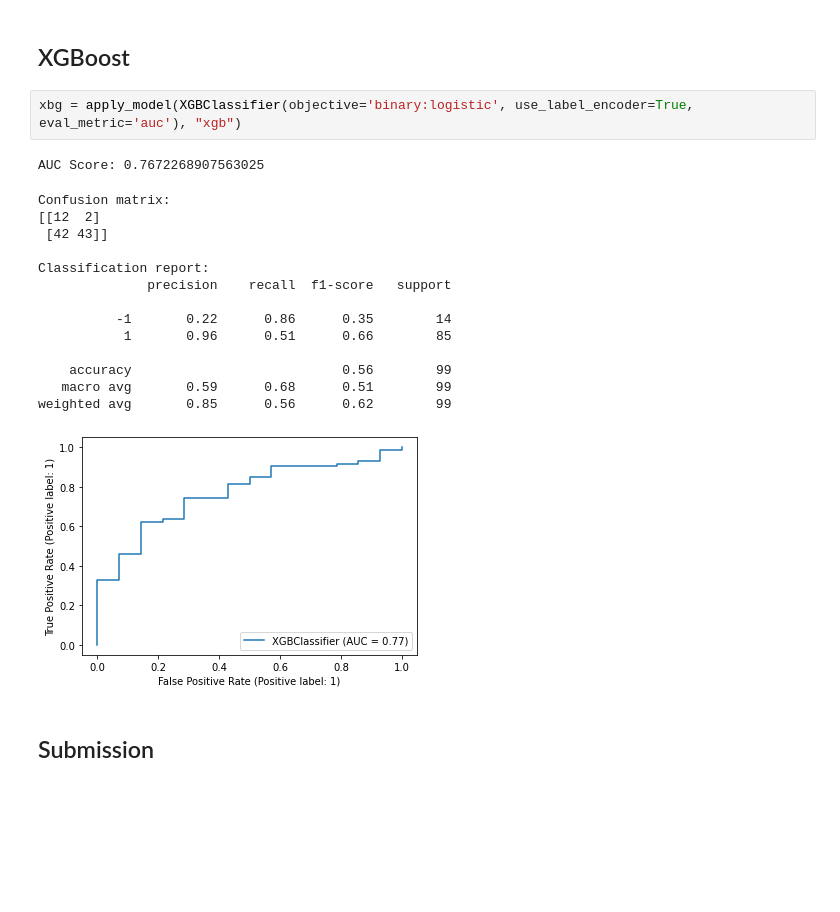
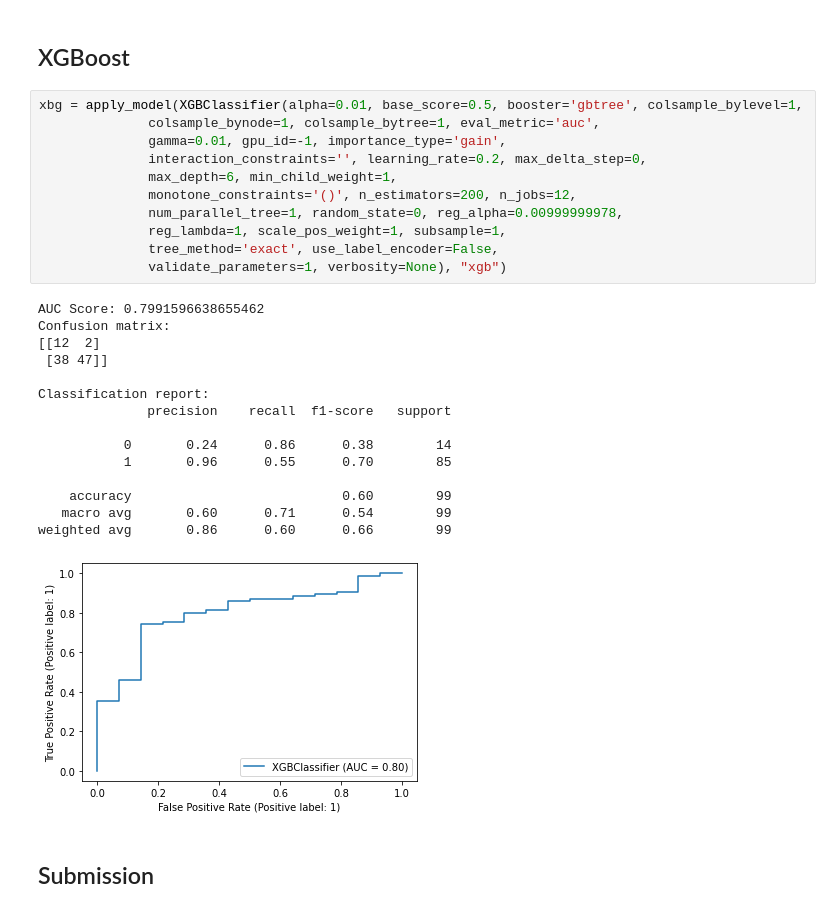
Before and after one commit to Ca-moes/AC, a Jupyter notebook: model.ipynb, the cells around one changed output. Cells and saved outputs as stored; diff of their text form; blank space fills up the shorter version.

```diff
--- a/model.ipynb
+++ b/model.ipynb
@@ -203,23 +200,32 @@ weighted avg       0.84      0.61      0.67        99
 # %% [markdown]
 ## XGBoost
 # %%
-xbg = apply_model(XGBClassifier(objective='binary:logistic', use_label_encoder=True, eval_metric='auc'), "xgb")
+xbg = apply_model(XGBClassifier(alpha=0.01, base_score=0.5, booster='gbtree', colsample_bylevel=1,
+              colsample_bynode=1, colsample_bytree=1, eval_metric='auc',
+              gamma=0.01, gpu_id=-1, importance_type='gain',
+              interaction_constraints='', learning_rate=0.2, max_delta_step=0,
+              max_depth=6, min_child_weight=1,
+              monotone_constraints='()', n_estimators=200, n_jobs=12,
+              num_parallel_tree=1, random_state=0, reg_alpha=0.00999999978,
+              reg_lambda=1, scale_pos_weight=1, subsample=1,
+              tree_method='exact', use_label_encoder=False,
+              validate_parameters=1, verbosity=None), "xgb")
 # %% [output]
-AUC Score: 0.7672268907563025
+AUC Score: 0.7991596638655462
+Confusion matrix:
+[[12  2]
+ [38 47]]
+
+Classification report:
+              precision    recall  f1-score   support
+
+           0       0.24      0.86      0.38        14
+           1       0.96      0.55      0.70        85
+
+    accuracy                           0.60        99
+   macro avg       0.60      0.71      0.54        99
+weighted avg       0.86      0.60      0.66        99
-Confusion matrix:
-[[12  2]
- [42 43]]
-
-Classification report:
-              precision    recall  f1-score   support
-
-          -1       0.22      0.86      0.35        14
-           1       0.96      0.51      0.66        85
-
-    accuracy                           0.56        99
-   macro avg       0.59      0.68      0.51        99
-weighted avg       0.85      0.56      0.62        99
-[figure, old version]
+[figure, new version]
 # %% [markdown]
 ## Submission
 # %%
```
Also changed, not shown: parts of 7 cells of this notebook, 7 other files.
